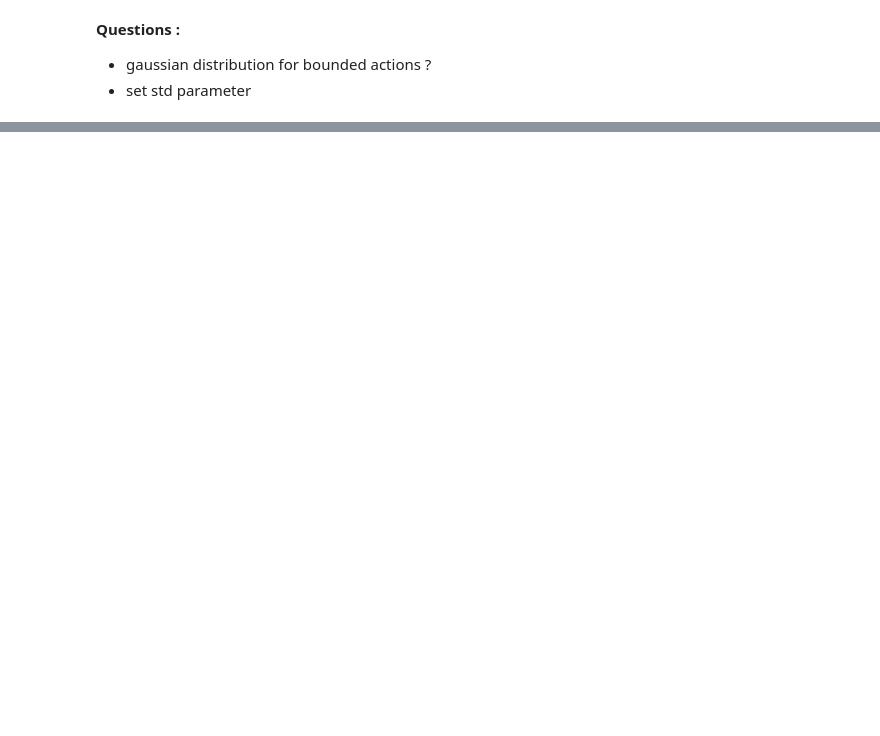
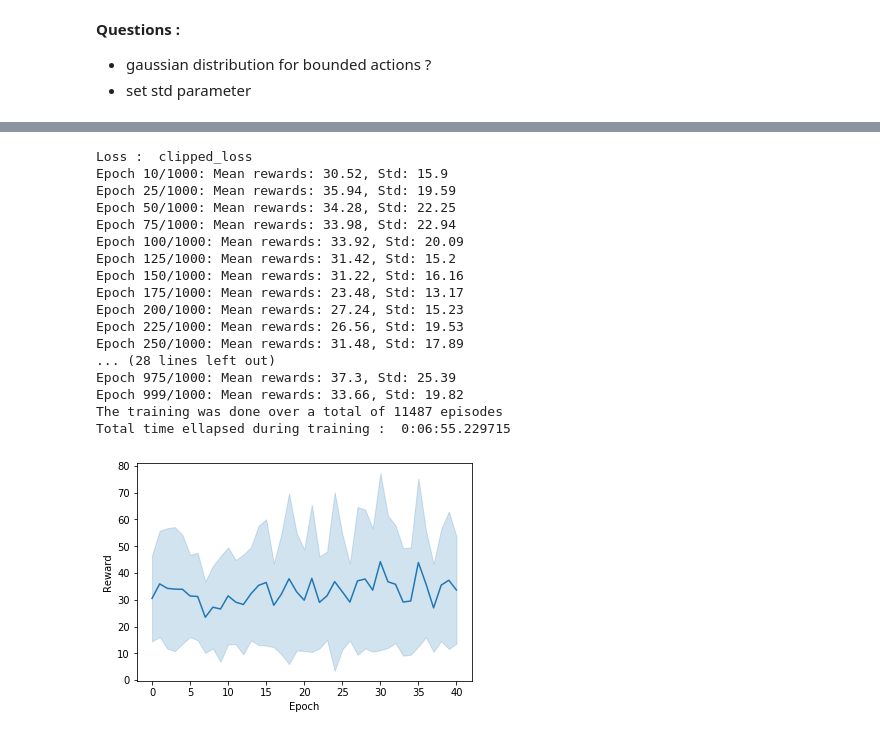
Before and after one commit to DimSum2k/RL-PPO, a Jupyter notebook: preliminary_tests.ipynb, the cells around one changed output, grey strips where cells are left out. Saved outputs shown, nothing was run; the diff lists cells and outputs as text; code cells hidden in the pictures; blank space fills up the shorter version.

```diff
--- a/preliminary_tests.ipynb
+++ b/preliminary_tests.ipynb
@@ -223,0 +677,27 @@ Sampled action :  [1]
+# %%
+config["eps_clipping"] = 0.2
+config["std"] = 0.5
+config["loss_name"]="clipped_loss"
+agent = PPOAgent(config)
+EPOCHS = 1000
+BATCH_SIZE = 384
+rewards = agent.training_batch(EPOCHS, BATCH_SIZE)
+# %% [output]
+Loss :  clipped_loss
+Epoch 10/1000: Mean rewards: 30.52, Std: 15.9
+Epoch 25/1000: Mean rewards: 35.94, Std: 19.59
+Epoch 50/1000: Mean rewards: 34.28, Std: 22.25
+Epoch 75/1000: Mean rewards: 33.98, Std: 22.94
+Epoch 100/1000: Mean rewards: 33.92, Std: 20.09
+Epoch 125/1000: Mean rewards: 31.42, Std: 15.2
+Epoch 150/1000: Mean rewards: 31.22, Std: 16.16
+Epoch 175/1000: Mean rewards: 23.48, Std: 13.17
+Epoch 200/1000: Mean rewards: 27.24, Std: 15.23
+Epoch 225/1000: Mean rewards: 26.56, Std: 19.53
+Epoch 250/1000: Mean rewards: 31.48, Std: 17.89
+... (28 lines left out)
+Epoch 975/1000: Mean rewards: 37.3, Std: 25.39
+Epoch 999/1000: Mean rewards: 33.66, Std: 19.82
+The training was done over a total of 11487 episodes
+Total time ellapsed during training :  0:06:55.229715
+[figure, added]
```
Also changed, not shown: parts of 26 cells of this notebook, 1 other file.
